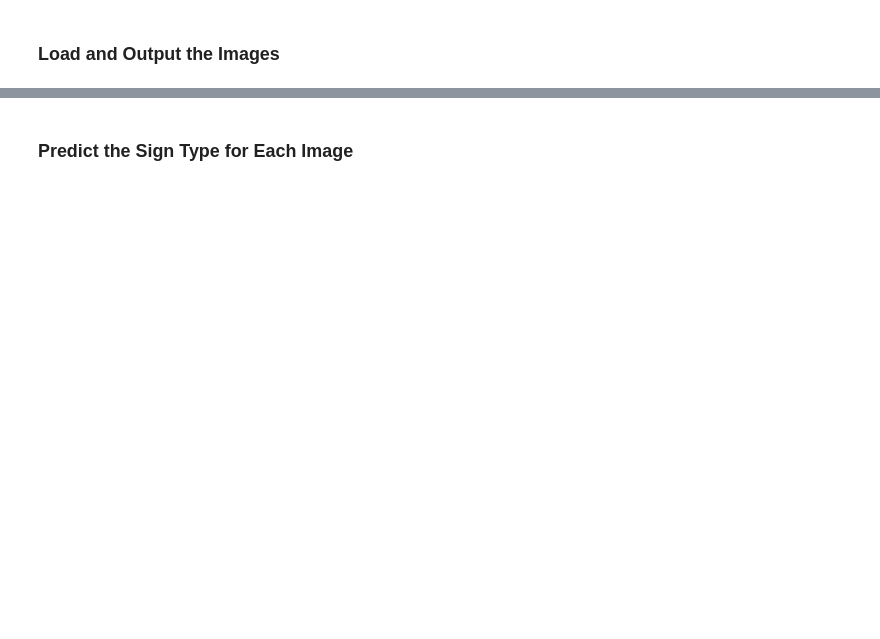
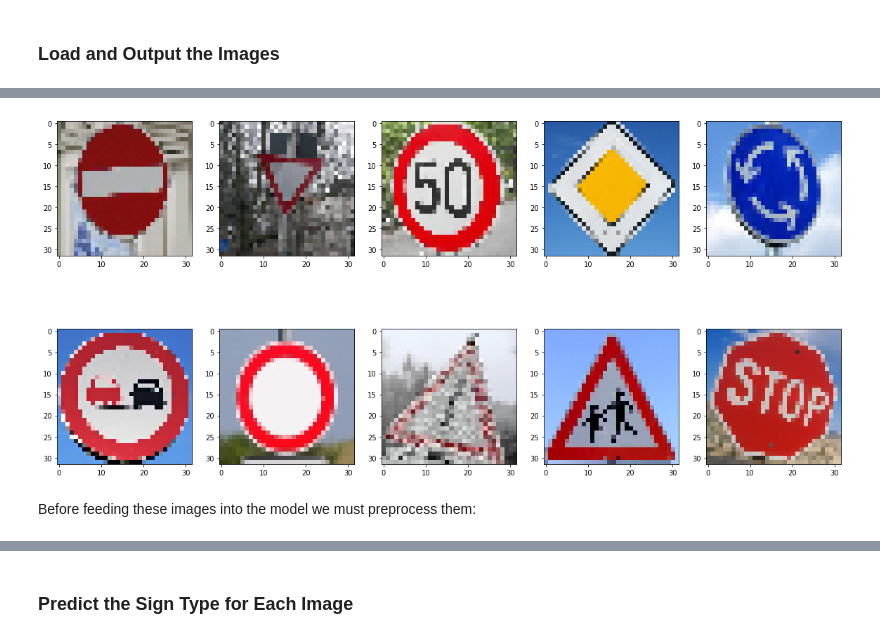
Before and after one commit to CBraeuninger/traffic_sign_classifier, a Jupyter notebook: Traffic_Sign_Classifier.ipynb, the cells around one changed output, grey strips where cells are left out. Saved outputs shown, nothing was run; the diff lists cells and outputs as text; code cells hidden in the pictures; blank space fills up the shorter version.

```diff
--- a/Traffic_Sign_Classifier.ipynb
+++ b/Traffic_Sign_Classifier.ipynb
@@ -711,0 +708,21 @@ You may find `signnames.csv` useful as it contains mappings from the class id (i
+# %%
+import cv2
+
+resized_images = []
+
+for image in add_images:
+    resized_images.append(cv2.resize(image, (32,32)))
+# %%
+import matplotlib.pyplot as plt
+
+%matplotlib inline
+
+plt.figure(figsize=(20,10))
+
+for i in range(10):
+    plt.subplot(2,5,i+1)
+    plt.imshow(resized_images[i])
+# %% [output]
+[figure, added]
+# %% [markdown]
+Before feeding these images into the model we must preprocess them:
```
Also changed, not shown: parts of 38 cells of this notebook.
